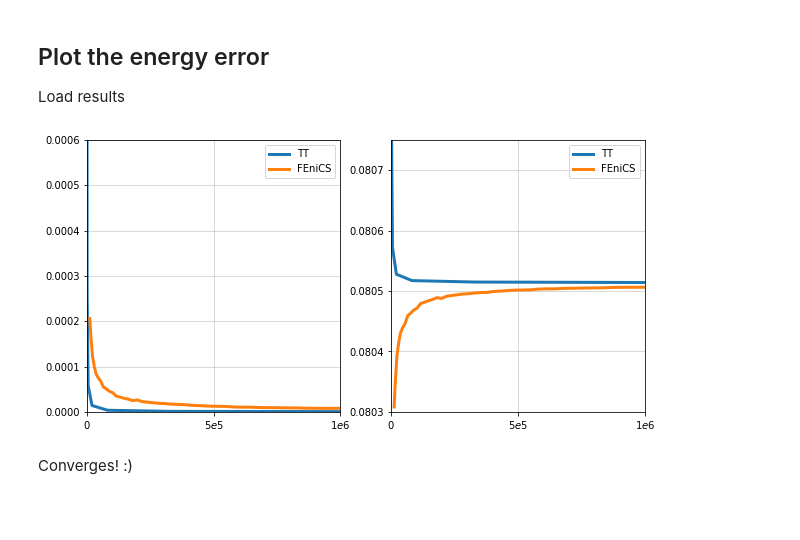
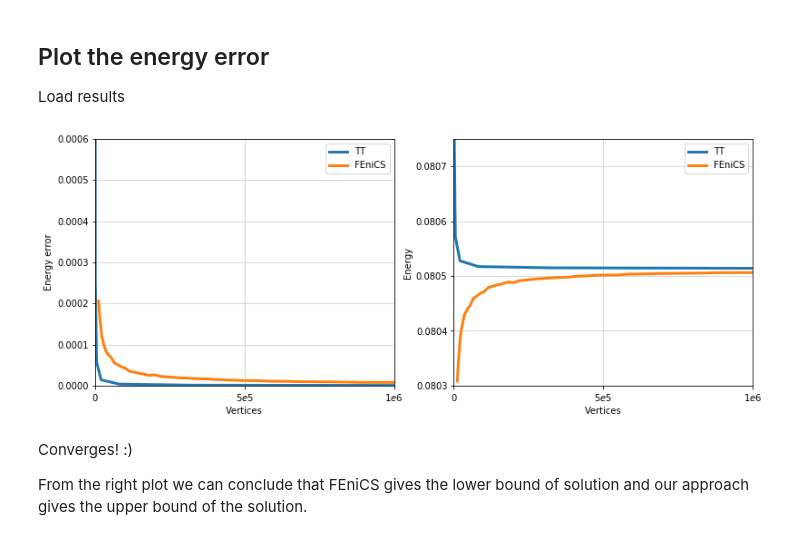
Before and after one commit to RerRayne/qtt-laplace, a Jupyter notebook: examples/SolutionOnStar.ipynb, the cells around one changed output. Drawn from its saved outputs; the diff is of its cells as text; code cells hidden in the pictures; blank space fills up the shorter version.

```diff
--- a/examples/SolutionOnStar.ipynb
+++ b/examples/SolutionOnStar.ipynb
@@ -407,7 +410,7 @@ def get_statistics(mesh):
 fenics_v = []
 fenics_e = []
 
-with open("star_energy.txt", "w") as f:
+with open(FENICS_BENCH_FILE, "w") as f:
     for resolution in np.arange(100, 1000, 20.0):
         mesh = get_star_domain(domain, float(resolution))
         energy = solve_equation(mesh)
@@ -437,7 +444,7 @@ yc = ['N', 'D']
 
 tt_vertices = []
 tt_energy = []
-with open("star_tt_energy.txt", "w") as f_out:
+with open(TT_BENCH_FILE, "w") as f_out:
     for eps in epss:
         for d in D:
             print >> sys.stderr, "d:", d, "eps:", eps
@@ -508,39 +515,44 @@ def read_bench_result(f_name):
 
     return vertices, energies
 # %%
-fenics_vertices, fenics_energy = read_bench_result("star_energy.txt")
+fenics_vertices, fenics_energy = read_bench_result(FENICS_BENCH_FILE)
 # %%
-tt_vertices, tt_energy = read_bench_result("star_tt_energy.txt")
+tt_vertices, tt_energy = read_bench_result(TT_BENCH_FILE)
 # %%
 answer = 0.0805138196455
 # %%
 
-f, (ax1, ax2) = plt.subplots(1, 2, figsize=(10, 5))
+f, (ax1, ax2) = plt.subplots(1, 2, figsize=(13, 5))
 labels = []
 
 labels.append(ax1.plot(tt_vertices, [abs(e-answer) for e in tt_energy], label="TT", lw=3)[0])
 labels.append(ax1.plot(fenics_vertices, [abs(e-answer) for e in fenics_energy], label="FEniCS", lw=3)[0])
 
 ax1.legend(handles=labels)
 ax1.set_xlim([0, 1000000])
 ax1.set_ylim([0, 0.0006])
 ax1.grid(alpha=0.6)
 ax1.set_xticks([0, 500000,1e6])
 ax1.set_xticklabels(['$0$', '$5e5$', '$1e6$'])
+ax1.set_xlabel("Vertices")
+ax1.set_ylabel("Energy error")
 
 labels = []
 labels.append(ax2.plot(tt_vertices, tt_energy, label="TT", lw=3)[0])
 labels.append(ax2.plot(fenics_vertices, fenics_energy, label="FEniCS", lw=3)[0])
 ax2.legend(handles=labels)
 ax2.set_xlim([0, 1000000])
 ax2.set_ylim([0.0803, 0.08075])
 ax2.set_xticks([0, 500000,1e6])
 ax2.set_xticklabels(['$0$', '$5e5$', '$1e6$'])
+ax2.set_xlabel("Vertices")
+ax2.set_ylabel("Energy")
 ax2.grid(alpha=0.6)
 
-
 plt.show()
 # %% [output]
-[figure, old version]
+[figure, new version]
-# %% [markdown]
-Converges! :)
+# %% [markdown]
+Converges! :)
+
+From the right plot we can conclude that FEniCS gives the lower bound of solution and our approach gives the upper bound of the solution.
```
Also changed, not shown: parts of 2 cells of this notebook, 5 other files.
